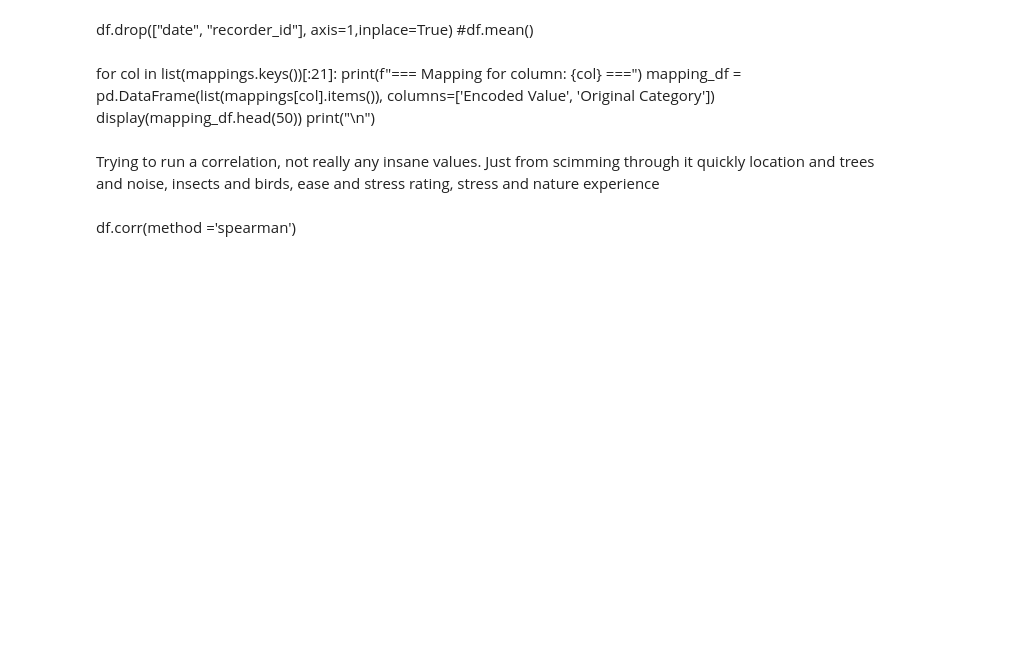
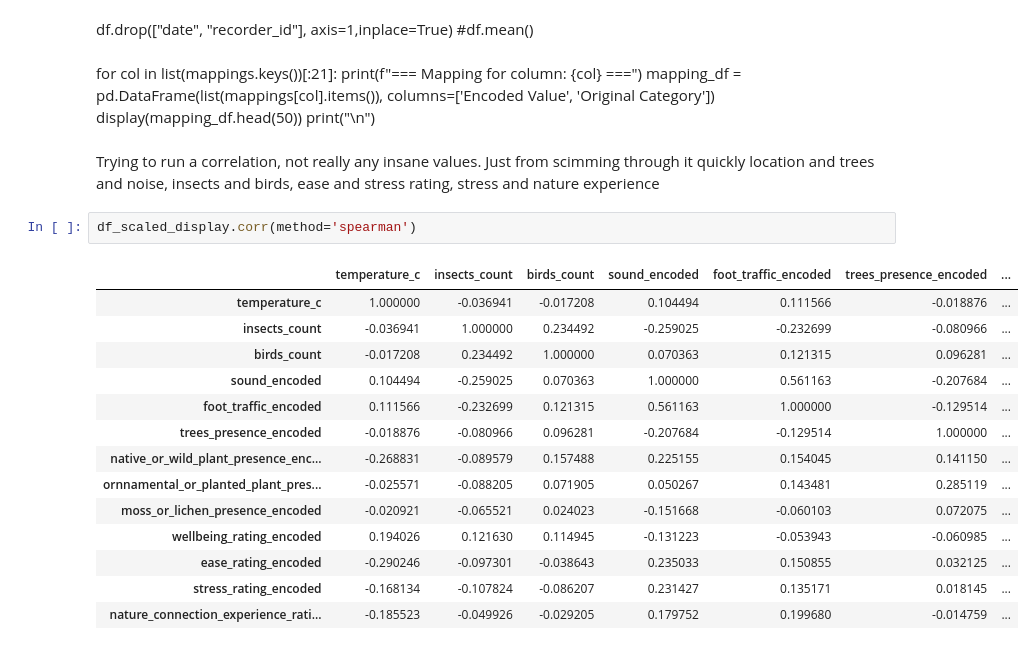
Before and after one commit to RonsJose/ml-project-colab, a Jupyter notebook: Project.ipynb, the cells around one changed output. Saved outputs shown, nothing was run; the diff lists cells and outputs as text; blank space fills up the shorter version.

```diff
--- a/Project.ipynb
+++ b/Project.ipynb
@@ -299,5 +299,20 @@ for col in list(mappings.keys())[:21]:
     print("\n")
 # %% [markdown]
 Trying to run a correlation, not really any insane values. Just from scimming through it quickly location and trees and noise, insects and birds, ease and stress rating, stress and nature experience
-# %% [markdown]
-df.corr(method ='spearman')
+# %%
+df_scaled_display.corr(method='spearman')
+# %% [output]
+|  | temperature_c | insects_count | birds_count | sound_encoded | foot_traffic_encoded | trees_presence_encoded | ... |
+| temperature_c | 1.000000 | -0.036941 | -0.017208 | 0.104494 | 0.111566 | -0.018876 | ... |
+| insects_count | -0.036941 | 1.000000 | 0.234492 | -0.259025 | -0.232699 | -0.080966 | ... |
+| birds_count | -0.017208 | 0.234492 | 1.000000 | 0.070363 | 0.121315 | 0.096281 | ... |
+| sound_encoded | 0.104494 | -0.259025 | 0.070363 | 1.000000 | 0.561163 | -0.207684 | ... |
+| foot_traffic_encoded | 0.111566 | -0.232699 | 0.121315 | 0.561163 | 1.000000 | -0.129514 | ... |
+| trees_presence_encoded | -0.018876 | -0.080966 | 0.096281 | -0.207684 | -0.129514 | 1.000000 | ... |
+| native_or_wild_plant_presence_enc... | -0.268831 | -0.089579 | 0.157488 | 0.225155 | 0.154045 | 0.141150 | ... |
+| ornnamental_or_planted_plant_pres... | -0.025571 | -0.088205 | 0.071905 | 0.050267 | 0.143481 | 0.285119 | ... |
+| moss_or_lichen_presence_encoded | -0.020921 | -0.065521 | 0.024023 | -0.151668 | -0.060103 | 0.072075 | ... |
+| wellbeing_rating_encoded | 0.194026 | 0.121630 | 0.114945 | -0.131223 | -0.053943 | -0.060985 | ... |
+| ease_rating_encoded | -0.290246 | -0.097301 | -0.038643 | 0.235033 | 0.150855 | 0.032125 | ... |
+| stress_rating_encoded | -0.168134 | -0.107824 | -0.086207 | 0.231427 | 0.135171 | 0.018145 | ... |
+| nature_connection_experience_rati... | -0.185523 | -0.049926 | -0.029205 | 0.179752 | 0.199680 | -0.014759 | ... |
```
Also changed, not shown: parts of 8 cells of this notebook.
